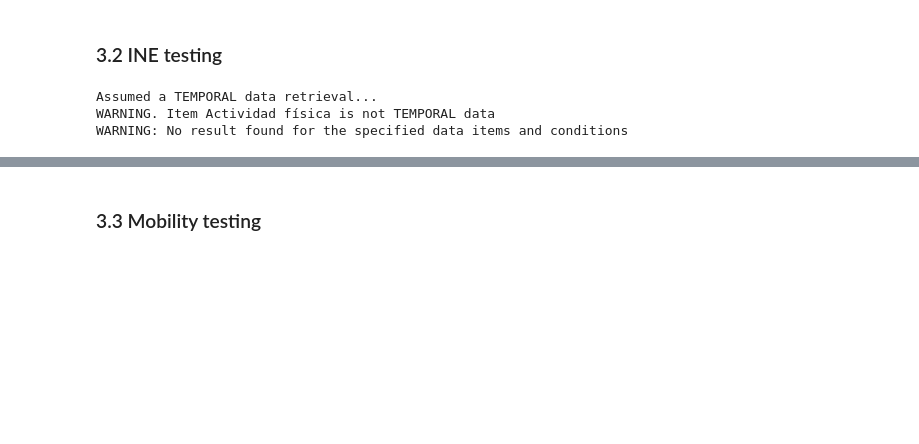
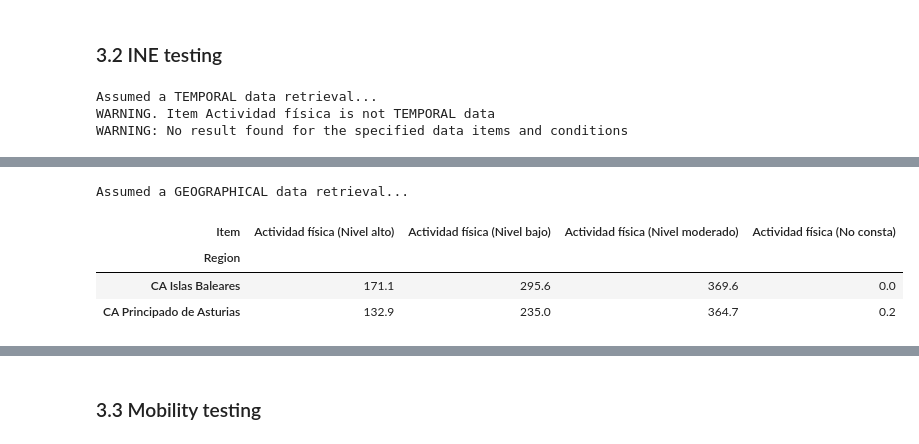
Before and after one commit to CyberDataLab/COnVIDa-lib, a Jupyter notebook: lib/test_lib.ipynb, the cells around one changed output, grey strips where cells are left out. Cells and saved outputs as stored; diff of their text form; code cells hidden in the pictures; blank space fills up the shorter version.

```diff
--- a/lib/test_lib.ipynb
+++ b/lib/test_lib.ipynb
@@ -164,5 +218,11 @@ display(data.tail(3))
 # %%
-data = COnVIDa.get_data_items(regions=regions[0:5],
+data = COnVIDa.get_data_items(regions=regions[1:5],
                               data_items=[data_items[0]])
 display(data.tail(2))
+# %% [output]
+Assumed a GEOGRAPHICAL data retrieval...
+| Item | Actividad física (Nivel alto) | Actividad física (Nivel bajo) | Actividad física (Nivel moderado) | Actividad física (No consta) |
+| Region |  |  |  |  |
+| CA Islas Baleares | 171.1 | 295.6 | 369.6 | 0.0 |
+| CA Principado de Asturias | 132.9 | 235.0 | 364.7 | 0.2 |
 # %%
```
Also changed, not shown: parts of 30 cells of this notebook, 3 other files.
